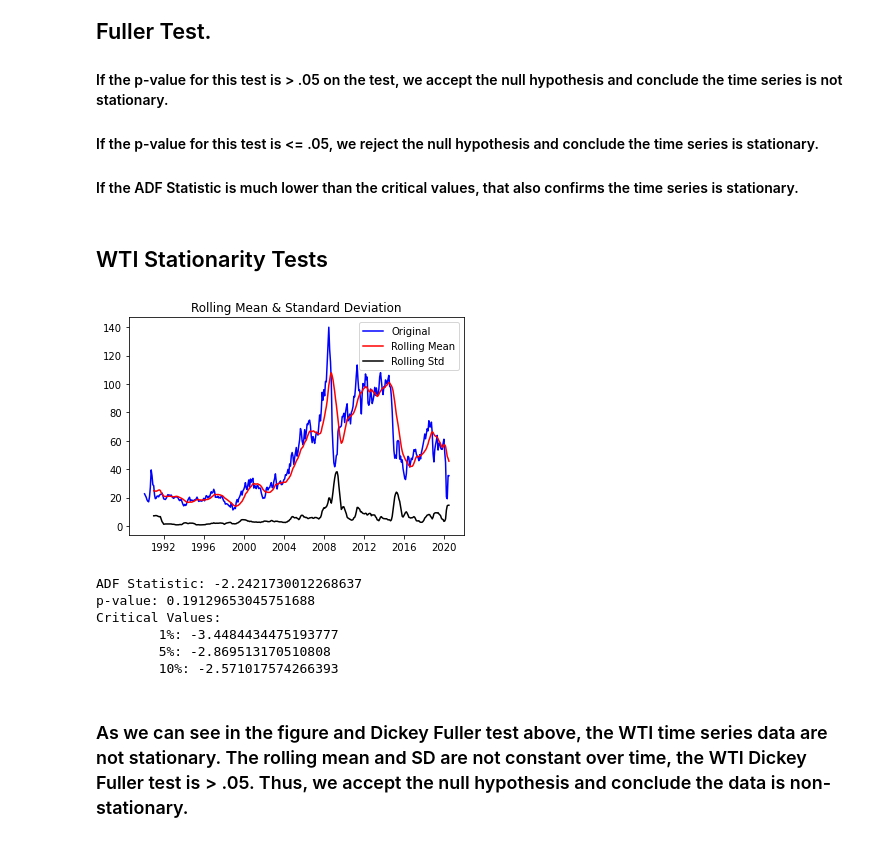
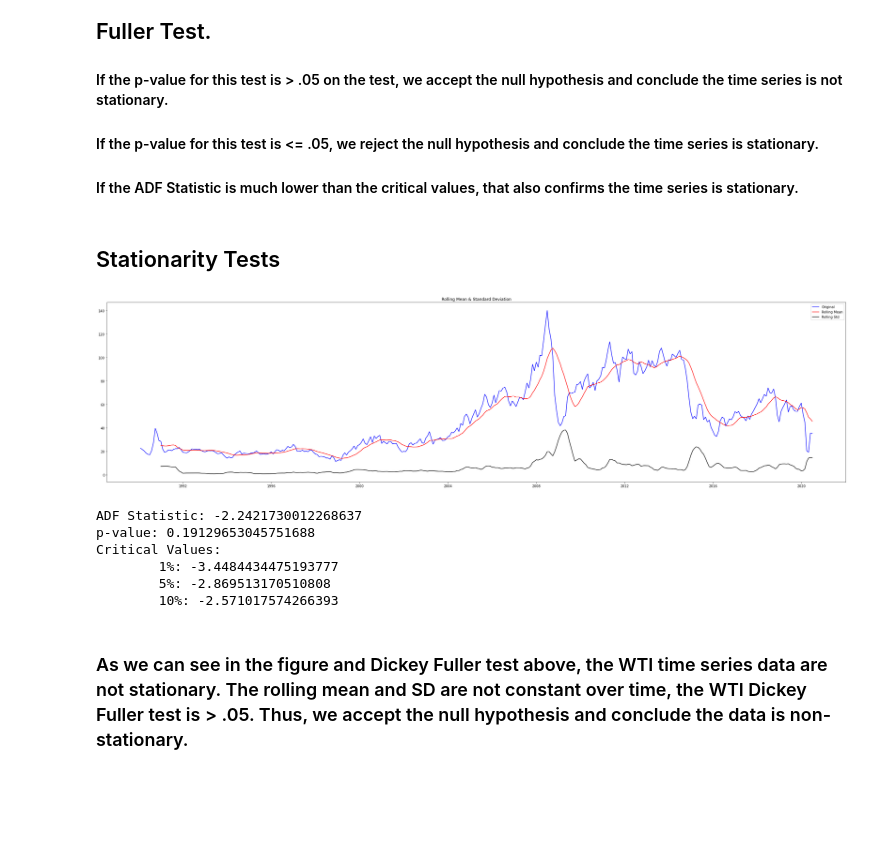
Before and after one commit to OlegRyzhkov2020/oil-project, a Jupyter notebook: analysis_in_R/Python_Time_Series.ipynb, the cells around one changed output. Cells and saved outputs as stored; diff of their text form; code cells hidden in the pictures; blank space fills up the shorter version.

```diff
--- a/analysis_in_R/Python_Time_Series.ipynb
+++ b/analysis_in_R/Python_Time_Series.ipynb
@@ -119,0 +126,6 @@ Date
+# %%
+oil_data=pd.merge(WTI_data,BRENT_data, on='Date',how='outer')
+oil_data=oil_data.rename(columns={"Value_x": "WTI", "Value_y": "BRENT"})
+oil_data=pd.merge(oil_data, ARAB_LIGHT_data,on='Date',how='outer')
+oil_data=oil_data.rename(columns={"Value": "ARAB Light"})
+oil_data
@@ -119,0 +153,2 @@ Date
+# %%
+oil_data = oil_data.fillna(method='ffill')
@@ -123,5 +179,6 @@ Date
 plt.xlabel('Year')
 plt.ylabel('Price($)/Barrel')
 plt.title('WTI Oil Price Over Time')
-plt.plot(WTI_data)
+plt.plot(oil_data)
+plt.rcParams["figure.figsize"] = [40,10]
 # %% [output]
@@ -148,3 +186,7 @@ plt.plot(ARAB_LIGHT_data)
+# %%
+WTI_ts=oil_data['WTI']
+BRENT_ts=oil_data['BRENT']
+ARAB_LIGHT_ts=oil_data['ARAB Light']
 # %% [markdown]
 # Step 2: Determine Whether Time Series Data are Stationary
 ## Step 2a: Plot the rolling means and rolling standard deviations of time series data
@@ -176,11 +218,11 @@ def test_stationarity(timeseries):
     for key, value in result[4].items():
         print('\t{}: {}'.format(key, value))
 # %% [markdown]
-## WTI Stationarity Tests
+## Stationarity Tests
 # %%
-test_stationarity(WTI_data)
+test_stationarity(WTI_ts)
 # %% [output]
-[figure, old version]
+[figure, new version]
 ADF Statistic: -2.2421730012268637
 p-value: 0.19129653045751688
 Critical Values:
```
Also changed, not shown: parts of 37 cells of this notebook, 1 other file.
